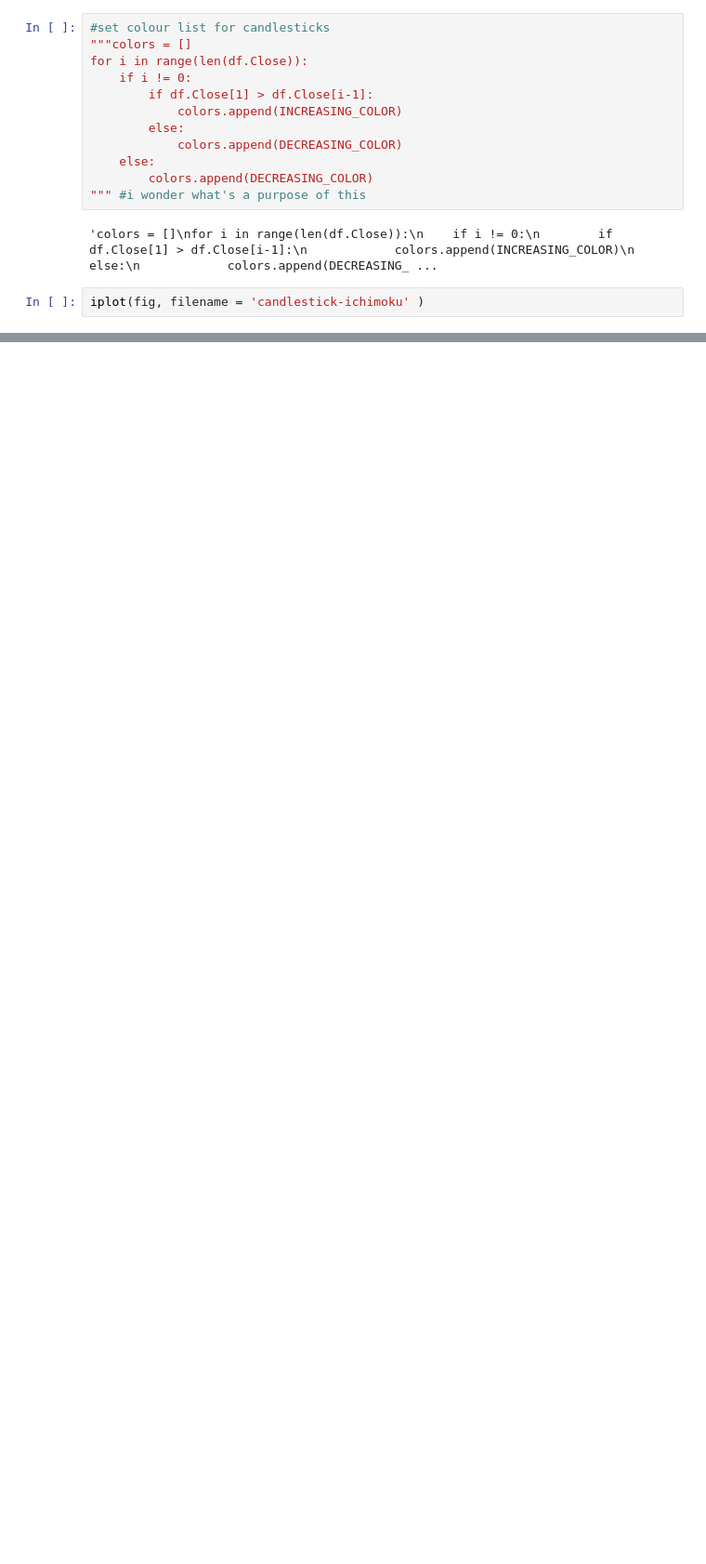
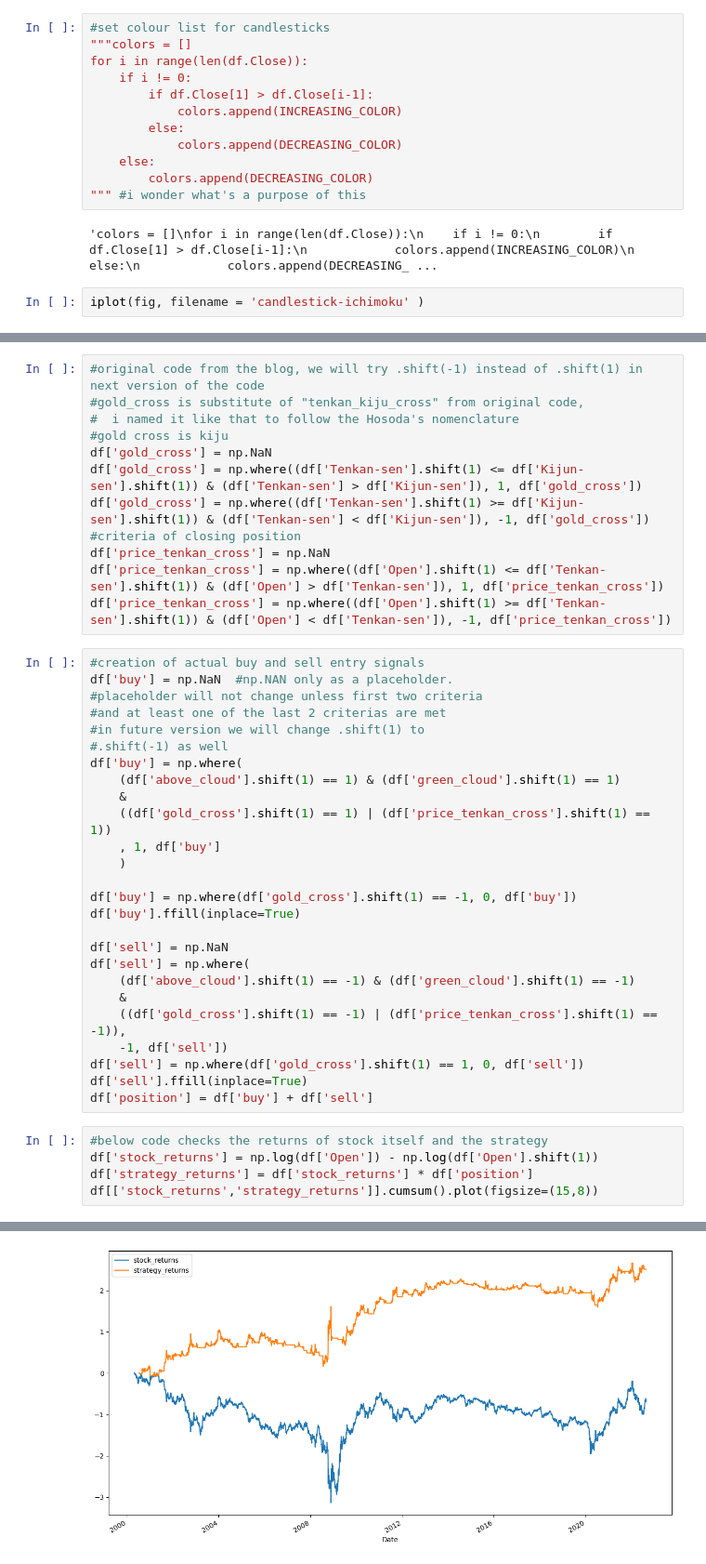
Before and after one commit to ihavenoideaforusername/ichimoku_in_python, a Jupyter notebook: app.ipynb, the cells around one changed output, grey strips where cells are left out. Shown at 93% size. Saved outputs shown, nothing was run; the diff lists cells and outputs as text; blank space fills up the shorter version.

Commit message:
added simple strategy and its efficiency chart

```diff
--- a/app.ipynb
+++ b/app.ipynb
@@ -163,0 +184,43 @@ iplot(fig, filename = 'candlestick-ichimoku' )
+# %%
+#original code from the blog, we will try .shift(-1) instead of .shift(1) in next version of the code
+#gold_cross is substitute of "tenkan_kiju_cross" from original code,
+#  i named it like that to follow the Hosoda's nomenclature
+#gold cross is kiju
+df['gold_cross'] = np.NaN
+df['gold_cross'] = np.where((df['Tenkan-sen'].shift(1) <= df['Kijun-sen'].shift(1)) & (df['Tenkan-sen'] > df['Kijun-sen']), 1, df['gold_cross'])
+df['gold_cross'] = np.where((df['Tenkan-sen'].shift(1) >= df['Kijun-sen'].shift(1)) & (df['Tenkan-sen'] < df['Kijun-sen']), -1, df['gold_cross']) #criteria of closing position
+df['price_tenkan_cross'] = np.NaN
+df['price_tenkan_cross'] = np.where((df['Open'].shift(1) <= df['Tenkan-sen'].shift(1)) & (df['Open'] > df['Tenkan-sen']), 1, df['price_tenkan_cross'])
+df['price_tenkan_cross'] = np.where((df['Open'].shift(1) >= df['Tenkan-sen'].shift(1)) & (df['Open'] < df['Tenkan-sen']), -1, df['price_tenkan_cross'])
+# %%
+#creation of actual buy and sell entry signals
+df['buy'] = np.NaN  #np.NAN only as a placeholder.
+#placeholder will not change unless first two criteria
+#and at least one of the last 2 criterias are met
+#in future version we will change .shift(1) to
+#.shift(-1) as well
+df['buy'] = np.where(
+    (df['above_cloud'].shift(1) == 1) & (df['green_cloud'].shift(1) == 1)
+    &
+    ((df['gold_cross'].shift(1) == 1) | (df['price_tenkan_cross'].shift(1) == 1))
+    , 1, df['buy']
+    )
+
+df['buy'] = np.where(df['gold_cross'].shift(1) == -1, 0, df['buy'])
+df['buy'].ffill(inplace=True)
+
+df['sell'] = np.NaN
+df['sell'] = np.where(
+    (df['above_cloud'].shift(1) == -1) & (df['green_cloud'].shift(1) == -1)
+    &
+    ((df['gold_cross'].shift(1) == -1) | (df['price_tenkan_cross'].shift(1) == -1)),
+    -1, df['sell'])
+df['sell'] = np.where(df['gold_cross'].shift(1) == 1, 0, df['sell'])
+df['sell'].ffill(inplace=True)
+df['position'] = df['buy'] + df['sell']
+# %%
+#below code checks the returns of stock itself and the strategy
+df['stock_returns'] = np.log(df['Open']) - np.log(df['Open'].shift(1))
+df['strategy_returns'] = df['stock_returns'] * df['position']
+df[['stock_returns','strategy_returns']].cumsum().plot(figsize=(15,8))
+# %% [output]
@@ -163,0 +228 @@ iplot(fig, filename = 'candlestick-ichimoku' )
+[figure, added]
```
Also changed, not shown: parts of 7 cells of this notebook.
